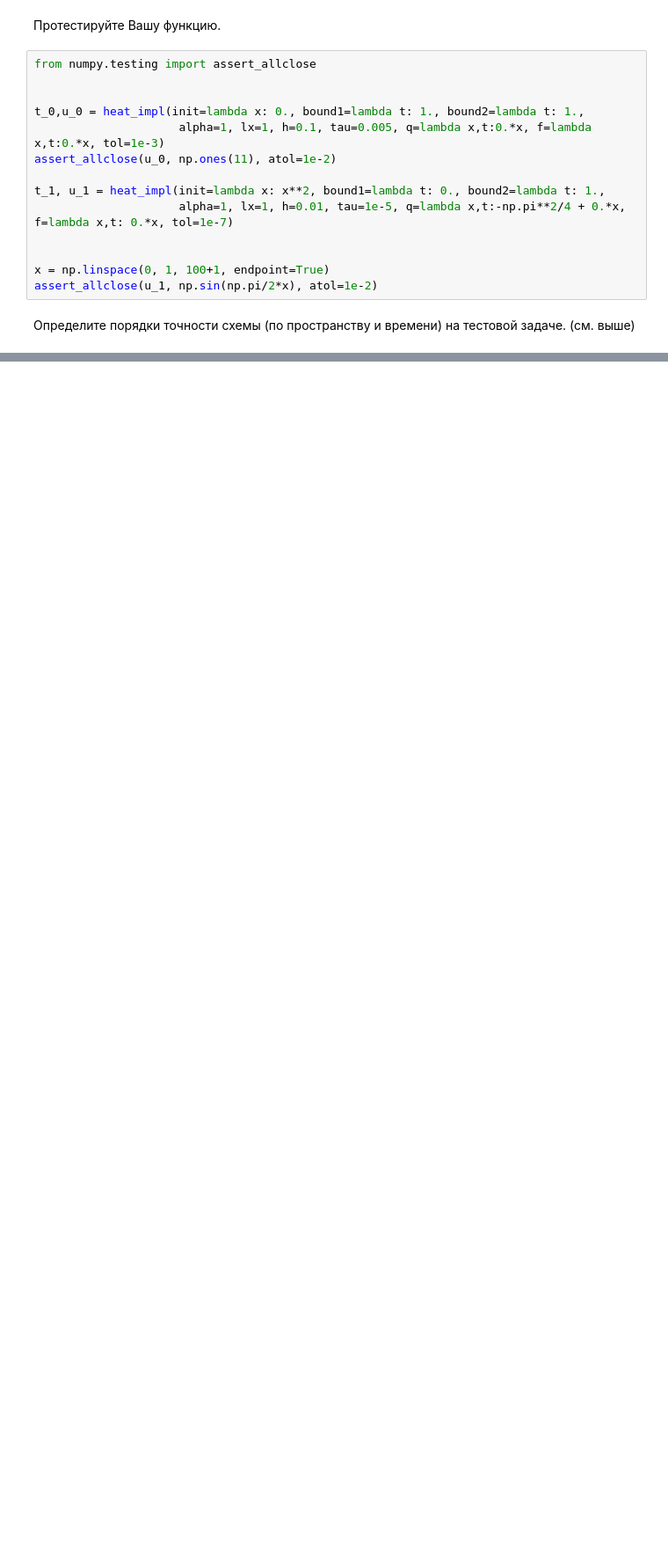
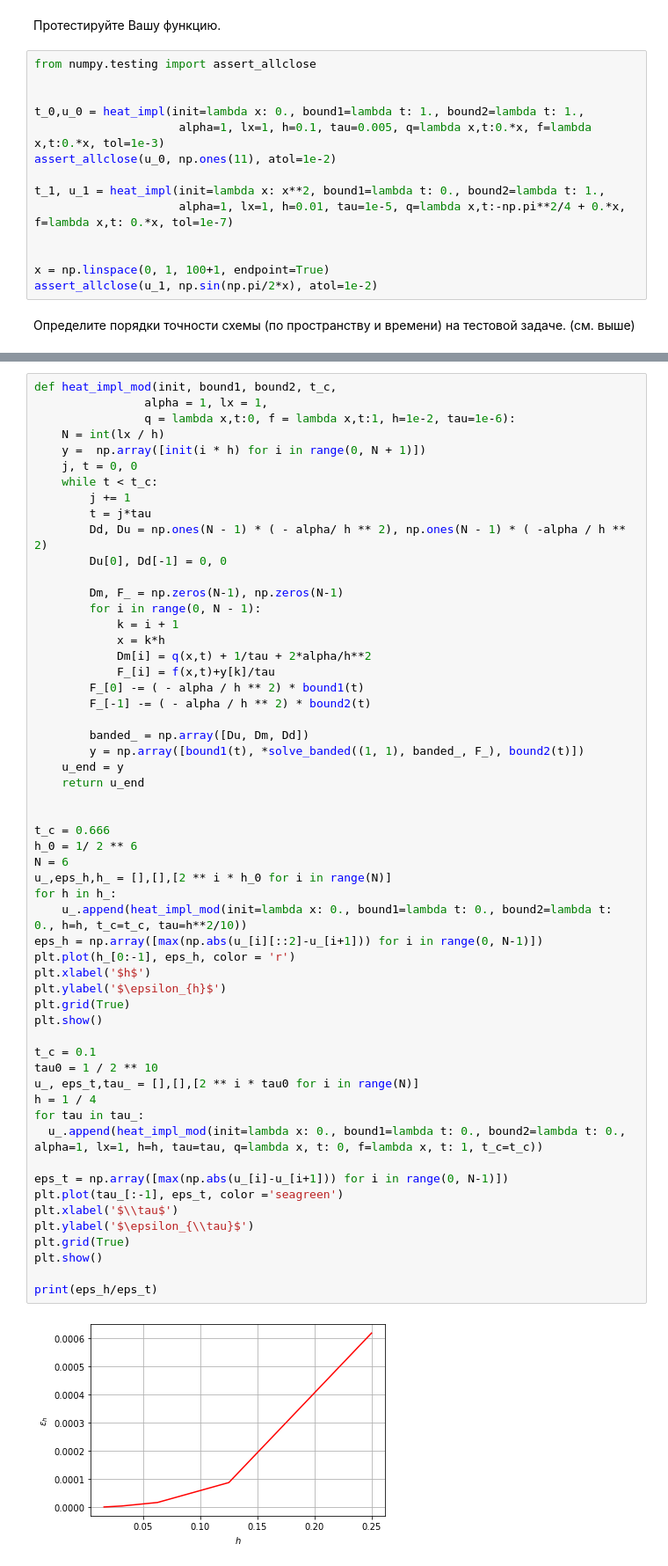
Before and after one commit to DanilPeg/calcphys2022, a Jupyter notebook: diffusion_eq.ipynb, the cells around one changed output, grey strips where cells are left out. Shown: that part at 88% size. Saved outputs shown, nothing was run; the diff lists cells and outputs as text; blank space fills up the shorter version.

```diff
--- a/diffusion_eq.ipynb
+++ b/diffusion_eq.ipynb
@@ -359,0 +431,58 @@ raise NotImplementedError()
+# %%
+def heat_impl_mod(init, bound1, bound2, t_c,
+                alpha = 1, lx = 1,
+                q = lambda x,t:0, f = lambda x,t:1, h=1e-2, tau=1e-6):
+    N = int(lx / h)
+    y =  np.array([init(i * h) for i in range(0, N + 1)])
+    j, t = 0, 0
+    while t < t_c:
+        j += 1
+        t = j*tau
+        Dd, Du = np.ones(N - 1) * ( - alpha/ h ** 2), np.ones(N - 1) * ( -alpha / h ** 2)
+        Du[0], Dd[-1] = 0, 0
+
+        Dm, F_ = np.zeros(N-1), np.zeros(N-1)
+        for i in range(0, N - 1):
+            k = i + 1
+            x = k*h
+            Dm[i] = q(x,t) + 1/tau + 2*alpha/h**2
+            F_[i] = f(x,t)+y[k]/tau
+        F_[0] -= ( - alpha / h ** 2) * bound1(t)
+        F_[-1] -= ( - alpha / h ** 2) * bound2(t)
+
+        banded_ = np.array([Du, Dm, Dd])
+        y = np.array([bound1(t), *solve_banded((1, 1), banded_, F_), bound2(t)])
+    u_end = y
+    return u_end
+
+
+t_c = 0.666
+h_0 = 1/ 2 ** 6
+N = 6
+u_,eps_h,h_ = [],[],[2 ** i * h_0 for i in range(N)]
+for h in h_:
+    u_.append(heat_impl_mod(init=lambda x: 0., bound1=lambda t: 0., bound2=lambda t: 0., h=h, t_c=t_c, tau=h**2/10))
+eps_h = np.array([max(np.abs(u_[i][::2]-u_[i+1])) for i in range(0, N-1)])
+plt.plot(h_[0:-1], eps_h, color = 'r')
+plt.xlabel('$h$')
+plt.ylabel('$\epsilon_{h}$')
+plt.grid(True)
+plt.show()
+
+t_c = 0.1
+tau0 = 1 / 2 ** 10
+u_, eps_t,tau_ = [],[],[2 ** i * tau0 for i in range(N)]
+h = 1 / 4
+for tau in tau_:
+  u_.append(heat_impl_mod(init=lambda x: 0., bound1=lambda t: 0., bound2=lambda t: 0., alpha=1, lx=1, h=h, tau=tau, q=lambda x, t: 0, f=lambda x, t: 1, t_c=t_c))
+
+eps_t = np.array([max(np.abs(u_[i]-u_[i+1])) for i in range(0, N-1)])
+plt.plot(tau_[:-1], eps_t, color ='seagreen')
+plt.xlabel('$\\tau$')
+plt.ylabel('$\epsilon_{\\tau}$')
+plt.grid(True)
+plt.show()
+
+print(eps_h/eps_t)
+# %% [output]
+[figure, added]
```
Also changed, not shown: parts of 7 cells of this notebook.
